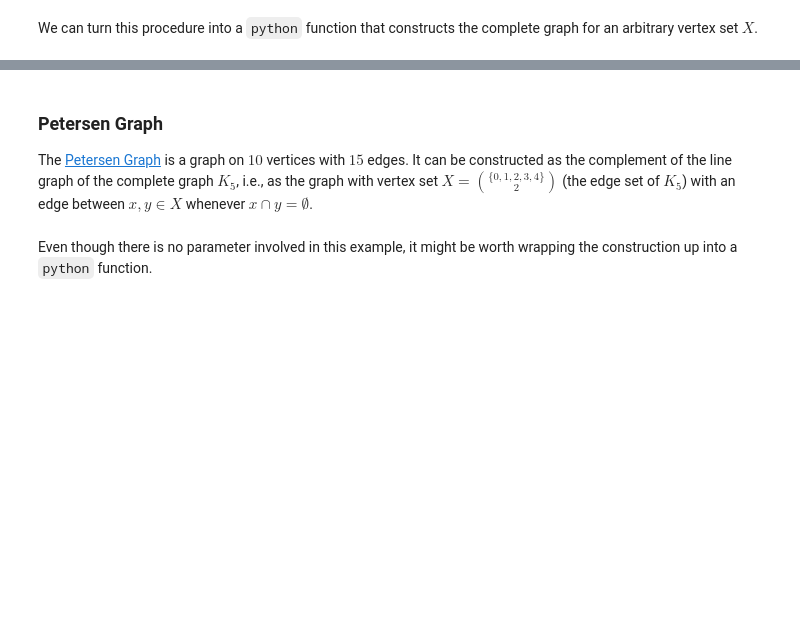
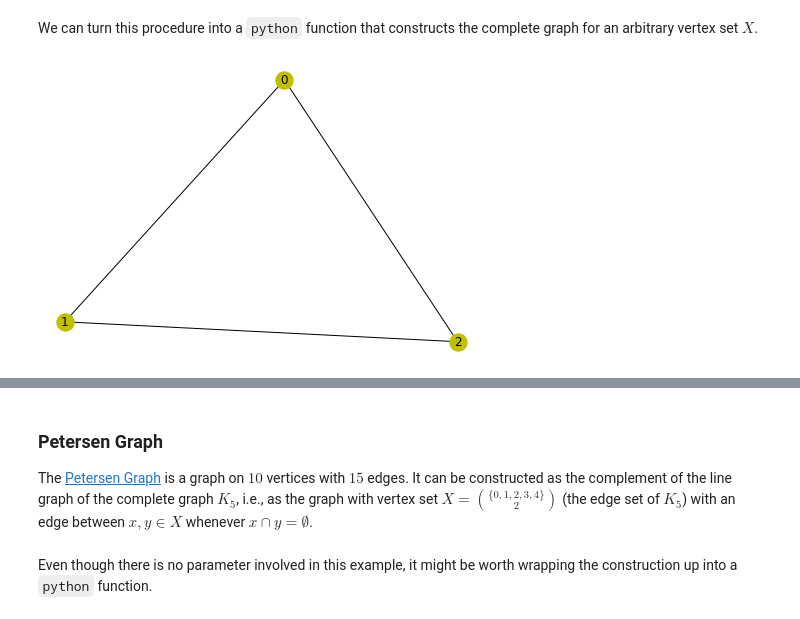
Before and after one commit to spriyansh/cs4423, a Jupyter notebook: networks02.ipynb, the cells around one changed output, grey strips where cells are left out. Drawn from its saved outputs; the diff is of its cells as text; code cells hidden in the pictures; blank space fills up the shorter version.

```diff
--- a/networks02.ipynb
+++ b/networks02.ipynb
@@ -349,7 +364,21 @@ nx.draw(K5, **opts)
 # %% [markdown]
 We can turn this procedure into a `python` function that
 constructs the complete graph for an arbitrary vertex set $X$.
-# %%
-def complete_graph(nodes):
-    return nx.Graph(combinations(nodes, 2))
+# %%
+# Let's make a function to do the same process
+def complete_graph(nodes): # asking for argument: node
+
+    # lets define the range
+    r = range(nodes)
+
+    # returning the all possible paired comnination of node
+    return nx.Graph(combinations(r, 2))
+# %%
+# Let's decode
+nx.draw( # Passing to the nx.draw()
+    complete_graph( # using our custom function
+        3) # This the mox of range(), i.e. 0-3
+    , **opts) # for viewing
+# %% [output]
+[figure, added]
 # %%
```
Also changed, not shown: parts of 9 cells of this notebook.
